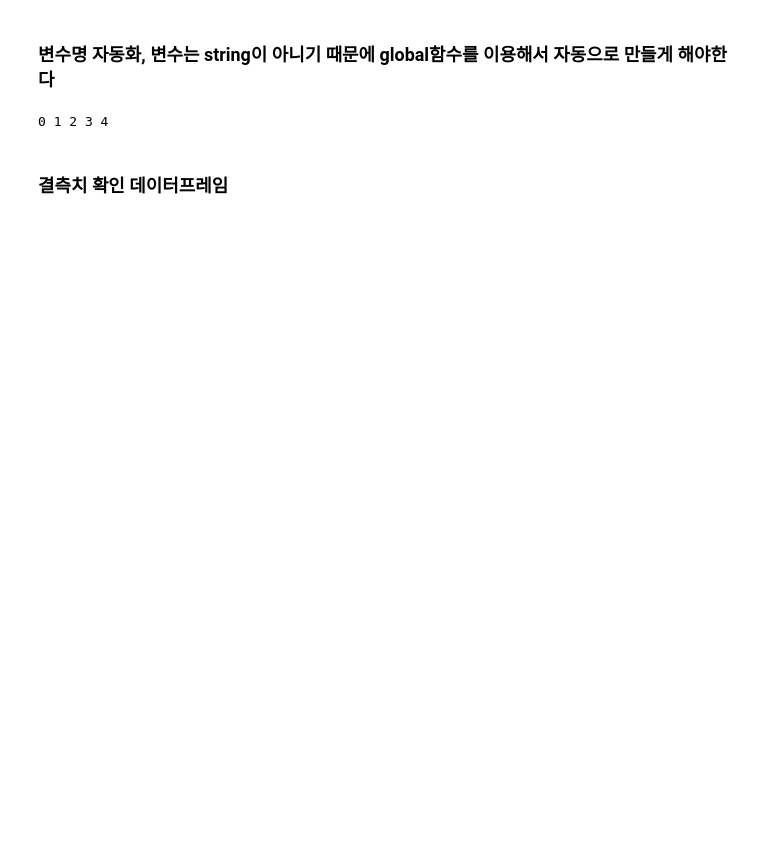
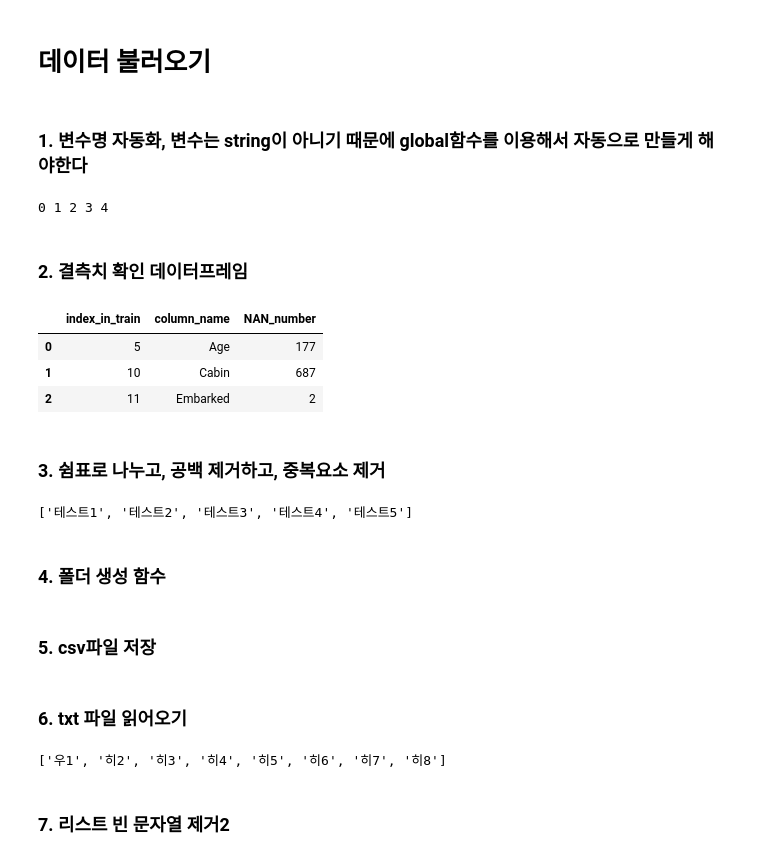
Before and after one commit to lakP44/coding-total, a Jupyter notebook: Python/꿀코드 수집/honey_code.ipynb, the cells around one changed output. Saved outputs shown, nothing was run; the diff lists cells and outputs as text; code cells hidden in the pictures; blank space fills up the shorter version.

```diff
--- a/Python/꿀코드 수집/honey_code.ipynb
+++ b/Python/꿀코드 수집/honey_code.ipynb
@@ -1,2 +15,4 @@
+# %% [markdown]
+# 데이터 불러오기
 # %%
 import pandas as pd
@@ -4,5 +20,5 @@ titanic =
 # %% [markdown]
-### 변수명 자동화, 변수는 string이 아니기 때문에 global함수를 이용해서 자동으로 만들게 해야한다
+### 1. 변수명 자동화, 변수는 string이 아니기 때문에 global함수를 이용해서 자동으로 만들게 해야한다
 # %%
 for i in range(5):
     globals()["test{}".format(i)] = i
@@ -10,14 +26,42 @@ print(test0, test1, test2, test3, test4)
 # %% [output]
 0 1 2 3 4
 # %% [markdown]
-### 결측치 확인 데이터프레임
+### 2. 결측치 확인 데이터프레임
 # %%
-data = 불러온 데이터 이름
+data = titanic
 
 train_nan = list(data.isna().sum())
-num_nan = list(filter(lambda x:x >= 1, train_nan))
+num_nan = list(filter(lambda x:x >= 1, train_nan)) # nan값이 1개 이상인 친구만 보여줌
 
-index_nan = list(filter(lambda e:train_nan[e] >= 1, range(len(train_nan))))
+index_nan = list(filter(lambda e:train_nan[e] >= 1, range(len(train_nan)))) # 이건 인덱스
 
 nan_df = pd.DataFrame({'index_in_train' : index_nan, 'column_name' : data.iloc[:, index_nan].columns, 'NAN_number' : num_nan})
 display(nan_df)
+# %% [output]
+|  | index_in_train | column_name | NAN_number |
+| 0 | 5 | Age | 177 |
+| 1 | 10 | Cabin | 687 |
+| 2 | 11 | Embarked | 2 |
+# %% [markdown]
+### 3. 쉼표로 나누고, 공백 제거하고, 중복요소 제거
+# %%
+tmp = ['테스트1, 테스  트2', '   테스트2, 테스트3', '테스트3 , 테스트4, 테스트5  ']
+result = []
+
+for i in tmp:
+    result += (i.split(","))
+
+result2 = []
+for i in result:
+    result2.append(i.replace(" ", ""))
+
+result2 = set(result2)
+result2 = list(result2)
+len(result2)
+
+result2.sort()
+print(result2)
+# %% [output]
+['테스트1', '테스트2', '테스트3', '테스트4', '테스트5']
+# %% [markdown]
+### 4. 폴더 생성 함수
@@ -23,0 +75,2 @@ display(nan_df)
+# %% [markdown]
+### 5. csv파일 저장
@@ -23,0 +87,25 @@ display(nan_df)
+# %% [markdown]
+### 6. txt 파일 읽어오기
+# %%
+txt_test_list = []
+txt_test_list2 = []
+
+ROOT_PATH = "folder_for_test//6_txt_test"
+
+f = open(ROOT_PATH + '//test.txt', 'r')
+while True:
+    line = f.readline() # readline = 한 줄씩 읽어옴, readlines = 모든 각각의 줄을 읽어서 리스트에 넣음, read  = 파일 내용 전체를 문자열로 리턴
+    txt_test_list.append(line)
+    if not line: break;
+f.close()
+
+for i in txt_test_list:
+    txt_test_list2.append(i.strip()) # strip이란 함수가 있음 신기방기
+    # txt_test_list2.append(i.replace('\n', '')) # 리스트에서 같이 나온 \n을 제거
+
+txt_test_list3 = [v for v in txt_test_list2 if v] # 리스트 빈 문자열 제거 ex) ['', '', ''] 이런거
+print(txt_test_list3)
+# %% [output]
+['우1', '히2', '히3', '히4', '히5', '히6', '히7', '히8']
+# %% [markdown]
+### 7. 리스트 빈 문자열 제거2
```
Also changed, not shown: parts of 13 cells of this notebook, 3 other files.
